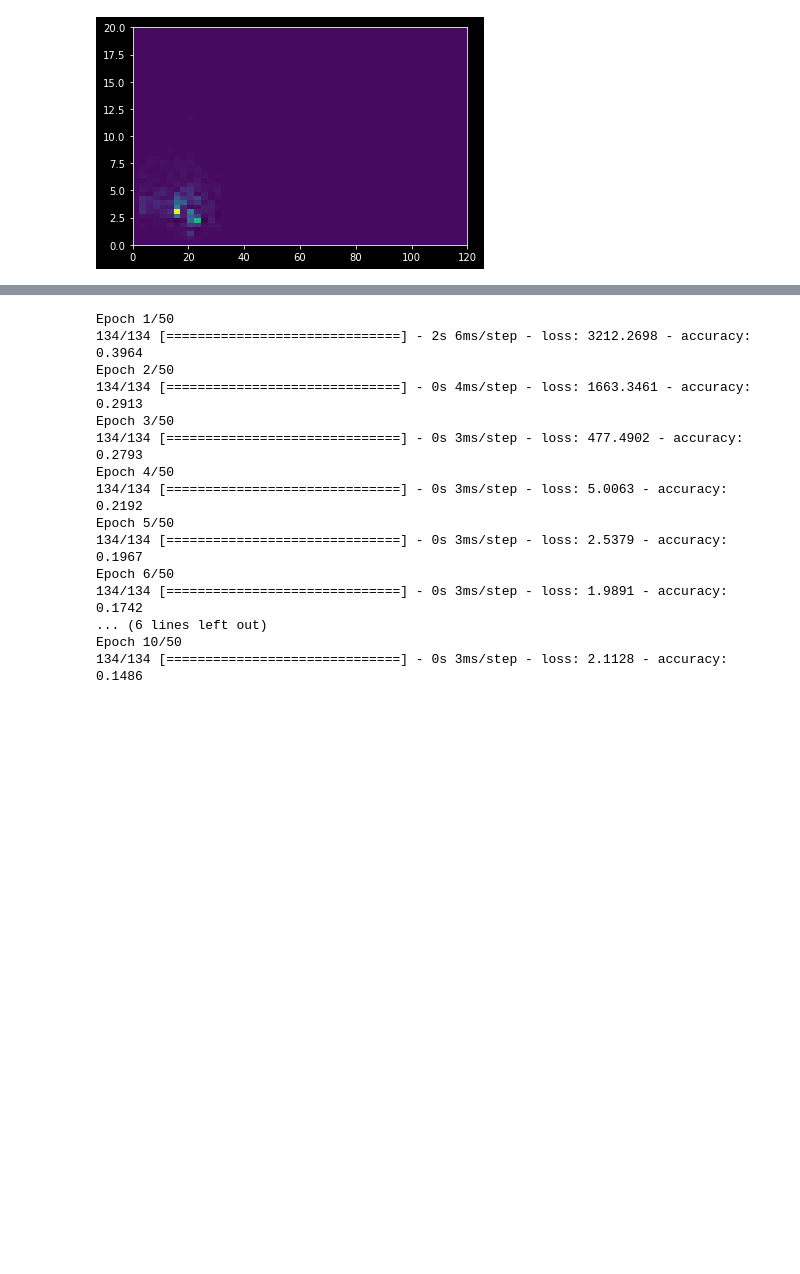
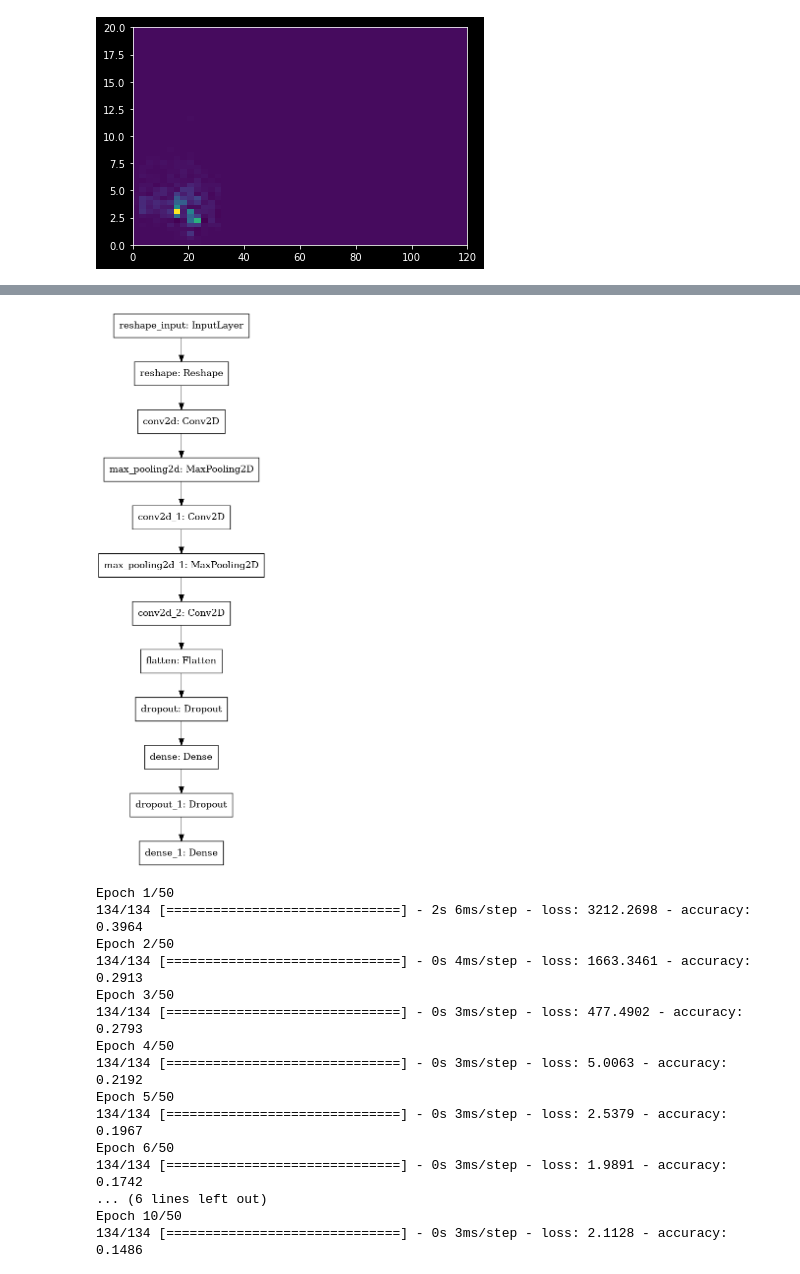
Before and after one commit to rubalravinder/cas_etude_volcano, a Jupyter notebook: cnn.ipynb, the cells around one changed output, grey strips where cells are left out. Saved outputs shown, nothing was run; the diff lists cells and outputs as text; code cells hidden in the pictures; blank space fills up the shorter version.

Commit message:
added model graph

```diff
--- a/cnn.ipynb
+++ b/cnn.ipynb
@@ -189,6 +192,12 @@ model.compile(
     loss=tf.keras.losses.SparseCategoricalCrossentropy(from_logits=True),
     metrics=["accuracy"],
 )
+# %%
+from tensorflow.keras.utils import plot_model
+
+plot_model(model, to_file="graphes/model.png")
+# %% [output]
+[figure, added]
 # %%
 from tensorflow.keras.callbacks import EarlyStopping
 
```
Also changed, not shown: parts of 2 cells of this notebook, 1 other file.
